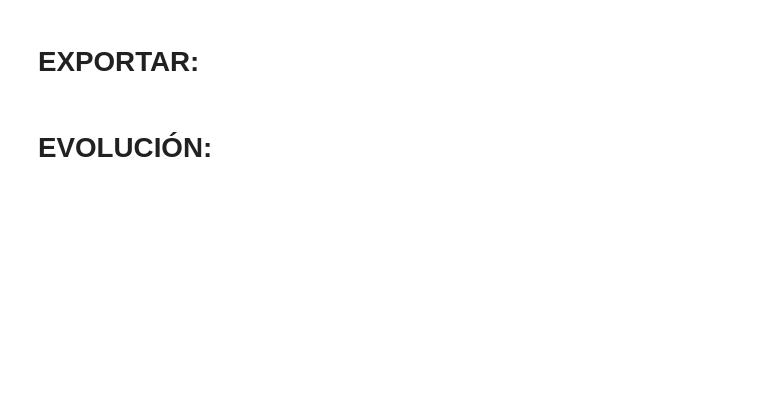
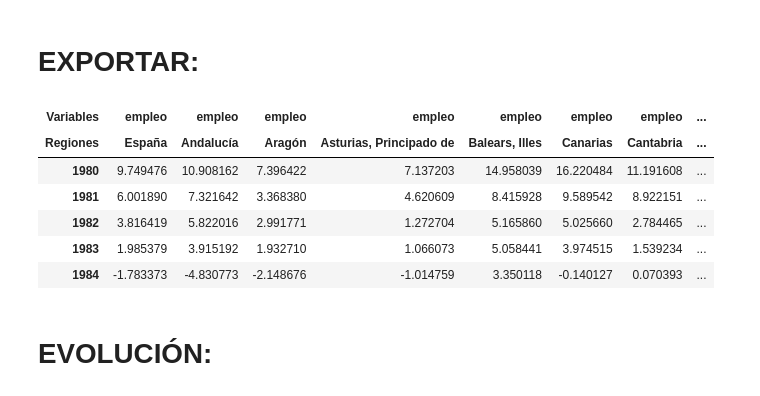
Before and after one commit to mmngreco/okun_ccaa, a Jupyter notebook: code/Regresion.ipynb, the cells around one changed output. Cells and saved outputs as stored; diff of their text form; code cells hidden in the pictures; blank space fills up the shorter version.

```diff
--- a/code/Regresion.ipynb
+++ b/code/Regresion.ipynb
@@ -322,5 +314,15 @@ indices
 # guardar_mco(sumrz_paro, 'modelos_u')
 
 # guardar_mco(sumrz_empleo, 'modelos_l')
+# %%
+hps.head()
+# %% [output]
+| Variables | empleo | empleo | empleo | empleo | empleo | empleo | empleo | ... |
+| Regiones | España | Andalucía | Aragón | Asturias, Principado de | Balears, Illes | Canarias | Cantabria | ... |
+| 1980 | 9.749476 | 10.908162 | 7.396422 | 7.137203 | 14.958039 | 16.220484 | 11.191608 | ... |
+| 1981 | 6.001890 | 7.321642 | 3.368380 | 4.620609 | 8.415928 | 9.589542 | 8.922151 | ... |
+| 1982 | 3.816419 | 5.822016 | 2.991771 | 1.272704 | 5.165860 | 5.025660 | 2.784465 | ... |
+| 1983 | 1.985379 | 3.915192 | 1.932710 | 1.066073 | 5.058441 | 3.974515 | 1.539234 | ... |
+| 1984 | -1.783373 | -4.830773 | -2.148676 | -1.014759 | 3.350118 | -0.140127 | 0.070393 | ... |
 # %% [markdown]
 # EVOLUCIÓN:
```
Also changed, not shown: parts of 22 cells of this notebook, 10 other files.
